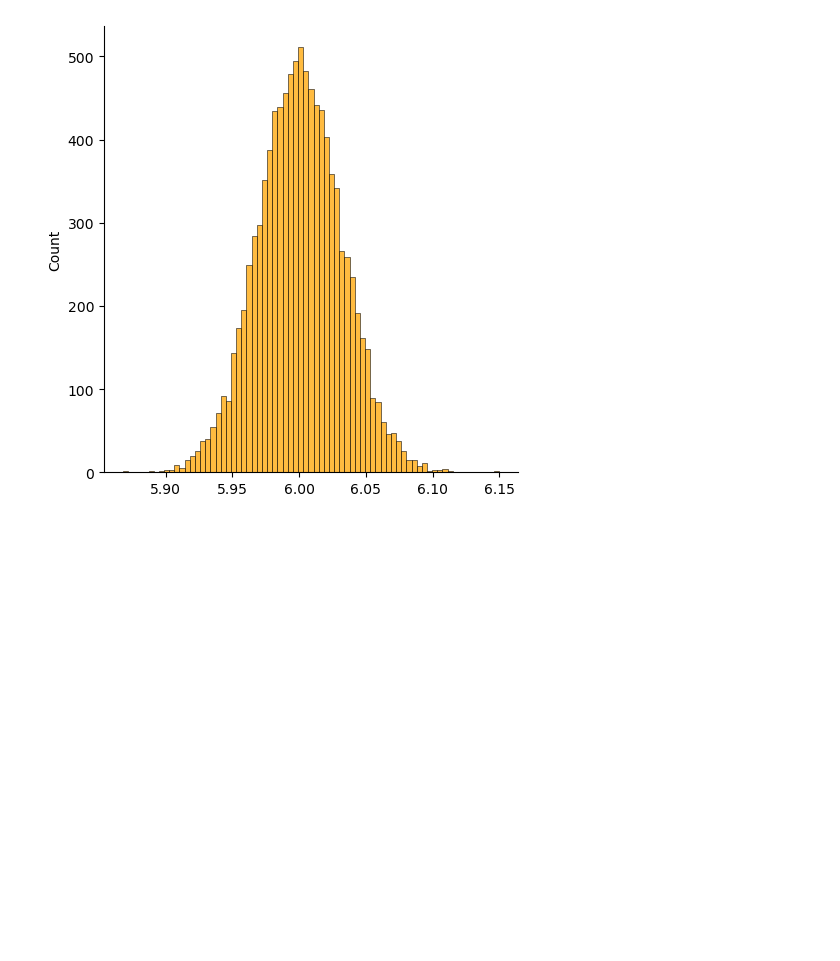
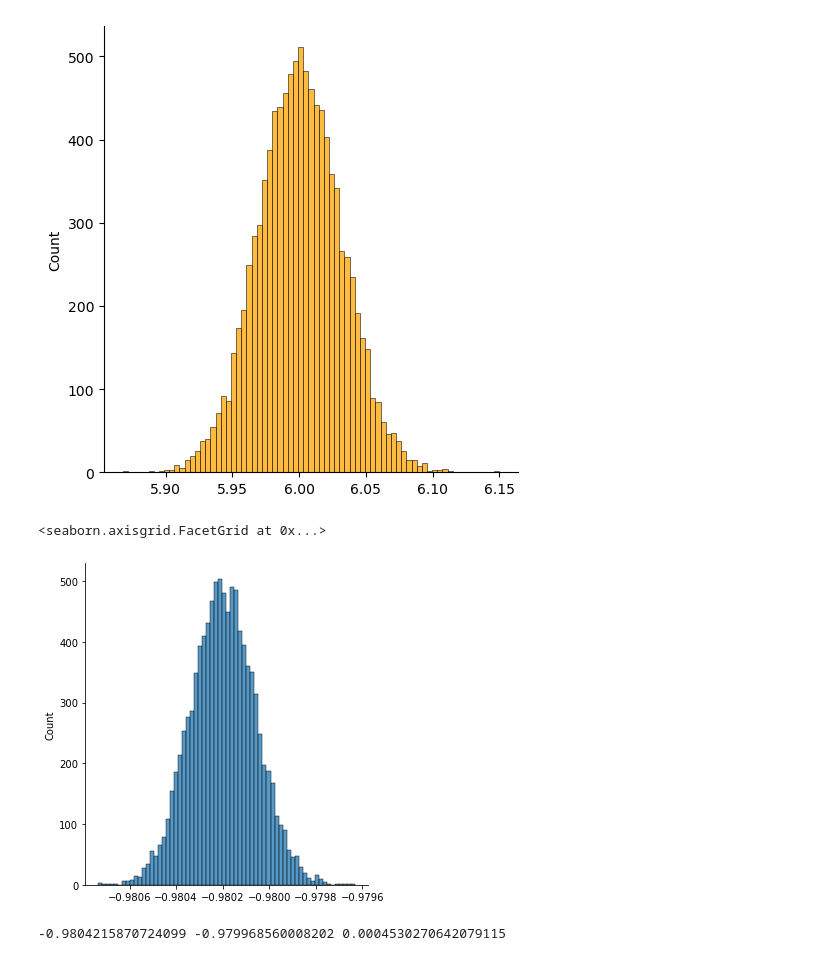
Before and after one commit to nefomichev/experiment-lab, a Jupyter notebook: ipynb/t_test/relative_ttest.ipynb, the cells around one changed output. Saved outputs shown, nothing was run; the diff lists cells and outputs as text; code cells hidden in the pictures; blank space fills up the shorter version.

Commit message:
relative t test studdy

```diff
--- a/ipynb/t_test/relative_ttest.ipynb
+++ b/ipynb/t_test/relative_ttest.ipynb
@@ -94,3 +101,23 @@ check_for_ttest_applicability(distribution, sample_size, relative_ttest)
 False Positive Rate for T-test = 0.0508, with CI (0.04666599590665271, 0.05527898822956312)
 [figure]
 [figure]
+# %%
+N, NN = int(1e4), int(1e4)
+
+mu_0 = 1
+mu_1 = 100
+
+sampling_distr_0 = np.mean(sps.expon(mu_0).rvs(N * NN).reshape(N, NN), axis=1)
+sampling_distr_1 = np.mean(sps.expon(mu_1).rvs(N * NN).reshape(N, NN), axis=1)
+mean_diff_distr = (sampling_distr_0 - sampling_distr_1) / (mu_1 + 1)
+relative_mean_distr = ((sampling_distr_0 - sampling_distr_1) / sampling_distr_1)
+# %%
+sns.displot(mean_diff_distr)
+# %% [output]
+<seaborn.axisgrid.FacetGrid at 0x...>
+[figure, added]
+# %%
+f_l, f_r = np.percentile(mean_diff_distr, [5, 95])
+print(f_l, f_r, f_r - f_l)
+# %% [output]
+-0.9804215870724099 -0.979968560008202 0.0004530270642079115
```
Also changed, not shown: parts of 7 cells of this notebook.
